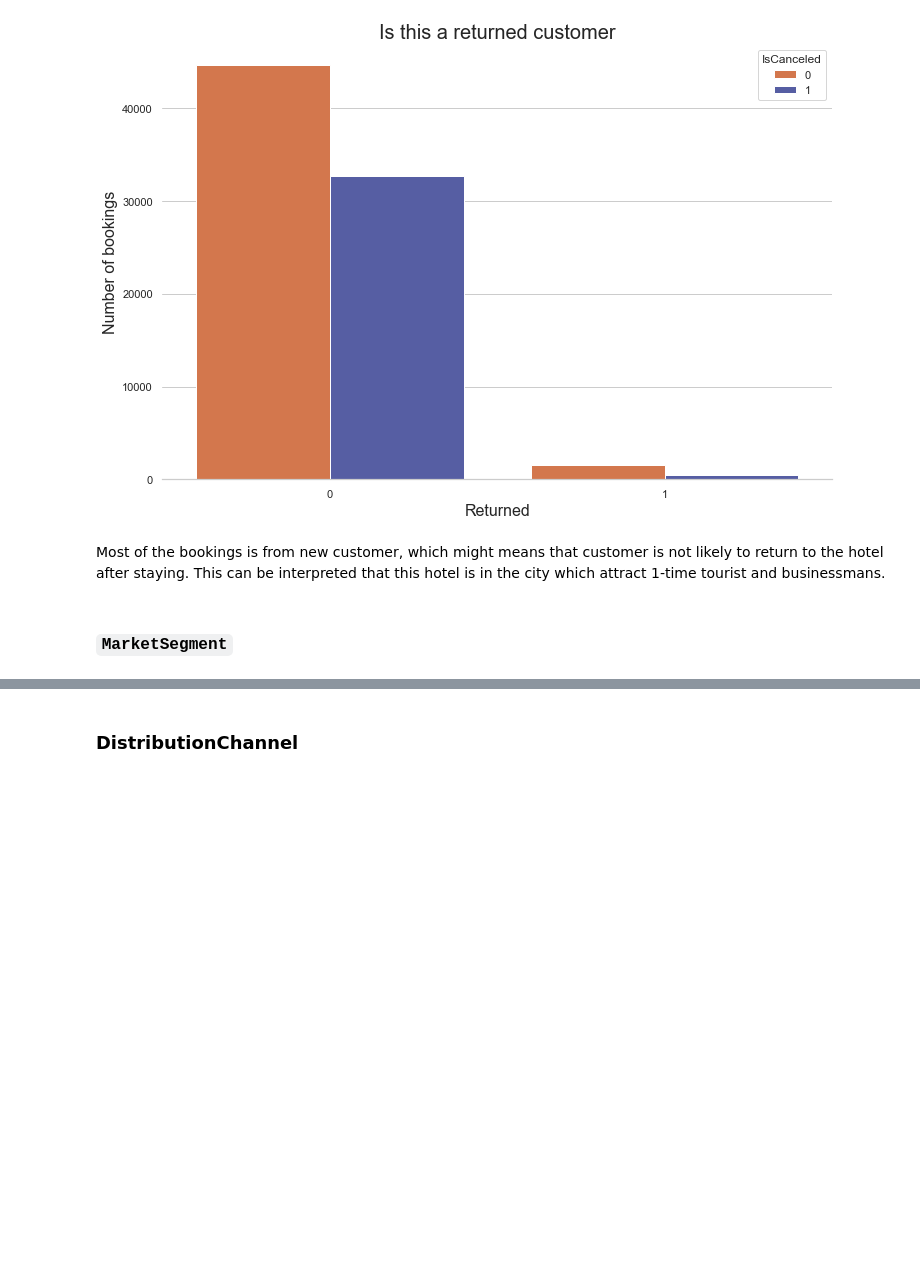
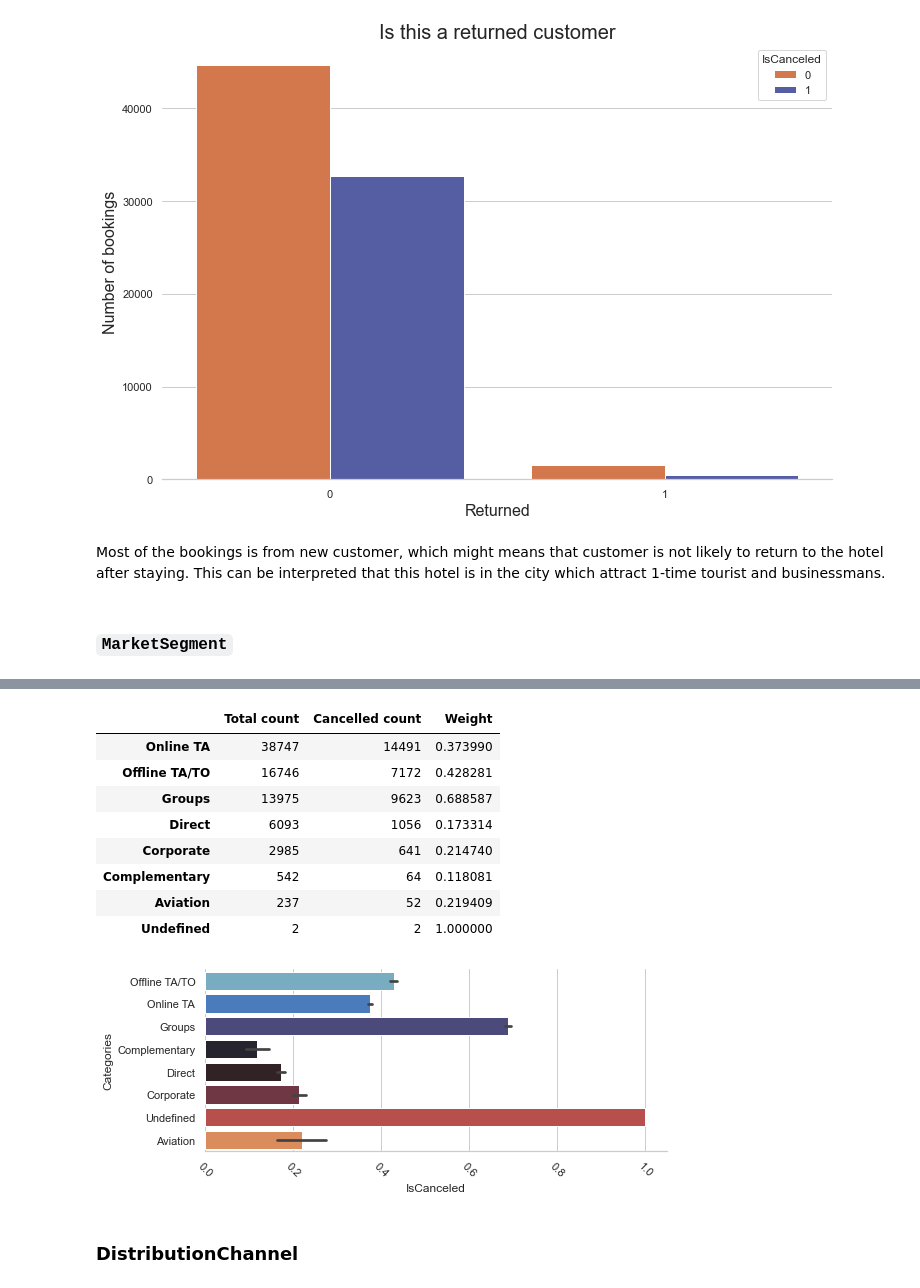
Before and after one commit to LorenzoPigozzi/Business_Cases, a Jupyter notebook: Case 2/Case 2_Phuc.ipynb, the cells around one changed output, grey strips where cells are left out. Cells and saved outputs as stored; diff of their text form; code cells hidden in the pictures; blank space fills up the shorter version.

```diff
--- a/Case 2/Case 2_Phuc.ipynb
+++ b/Case 2/Case 2_Phuc.ipynb
@@ -496,3 +513,16 @@ plt.show()
+# %%
+weight_of_variable(data,"MarketSegment","IsCanceled")
+# %% [output]
+|  | Total count | Cancelled count | Weight |
+| Online TA | 38747 | 14491 | 0.373990 |
+| Offline TA/TO | 16746 | 7172 | 0.428281 |
+| Groups | 13975 | 9623 | 0.688587 |
+| Direct | 6093 | 1056 | 0.173314 |
+| Corporate | 2985 | 641 | 0.214740 |
+| Complementary | 542 | 64 | 0.118081 |
+| Aviation | 237 | 52 | 0.219409 |
+| Undefined | 2 | 2 | 1.000000 |
+[figure, added]
 # %% [markdown]
 ### DistributionChannel
 # %%
```
Also changed, not shown: parts of 72 cells of this notebook.
